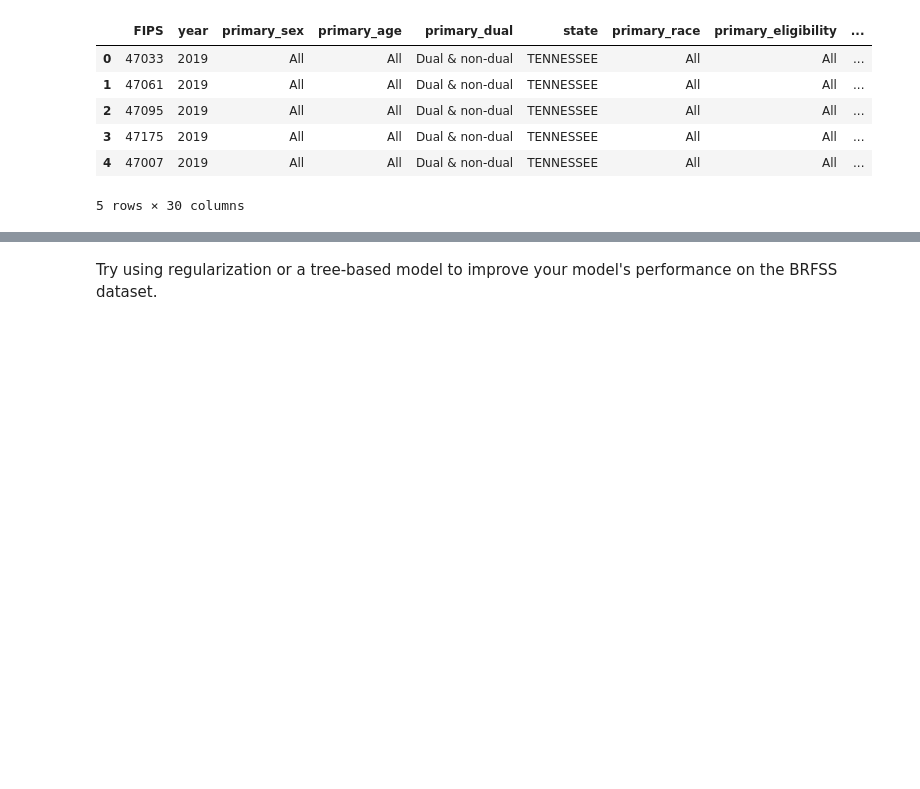
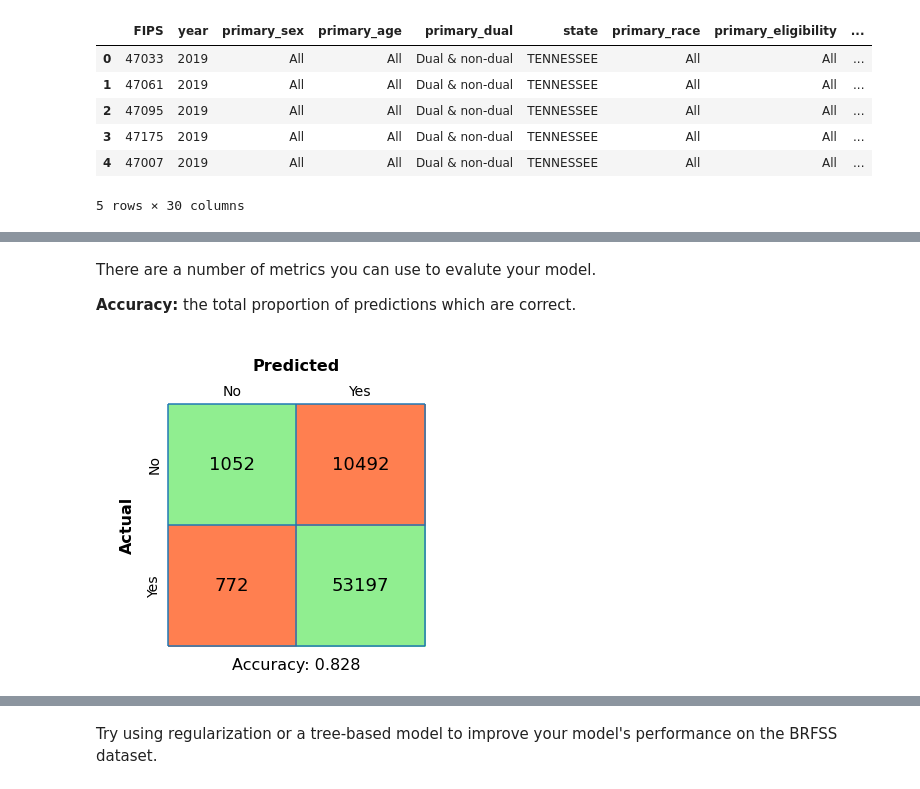
Before and after one commit to smgroves/data-science-essentials-4, a Jupyter notebook: project/Question-three.ipynb, the cells around one changed output, grey strips where cells are left out. Saved outputs shown, nothing was run; the diff lists cells and outputs as text; code cells hidden in the pictures; blank space fills up the shorter version.

```diff
--- a/project/Question-three.ipynb
+++ b/project/Question-three.ipynb
@@ -29,0 +393,8 @@ Then, experiment with making a logistic regression model to predict the target v
+# %% [markdown]
+There are a number of metrics you can use to evalute your model.
+
+**Accuracy:** the total proportion of predictions which are correct.
+# %%
+plot_confusion_matrix(y_test, y_pred, labels = ['No', 'Yes'], metric = 'accuracy')
+# %% [output]
+[figure, added]
```
Also changed, not shown: parts of 148 cells of this notebook.
